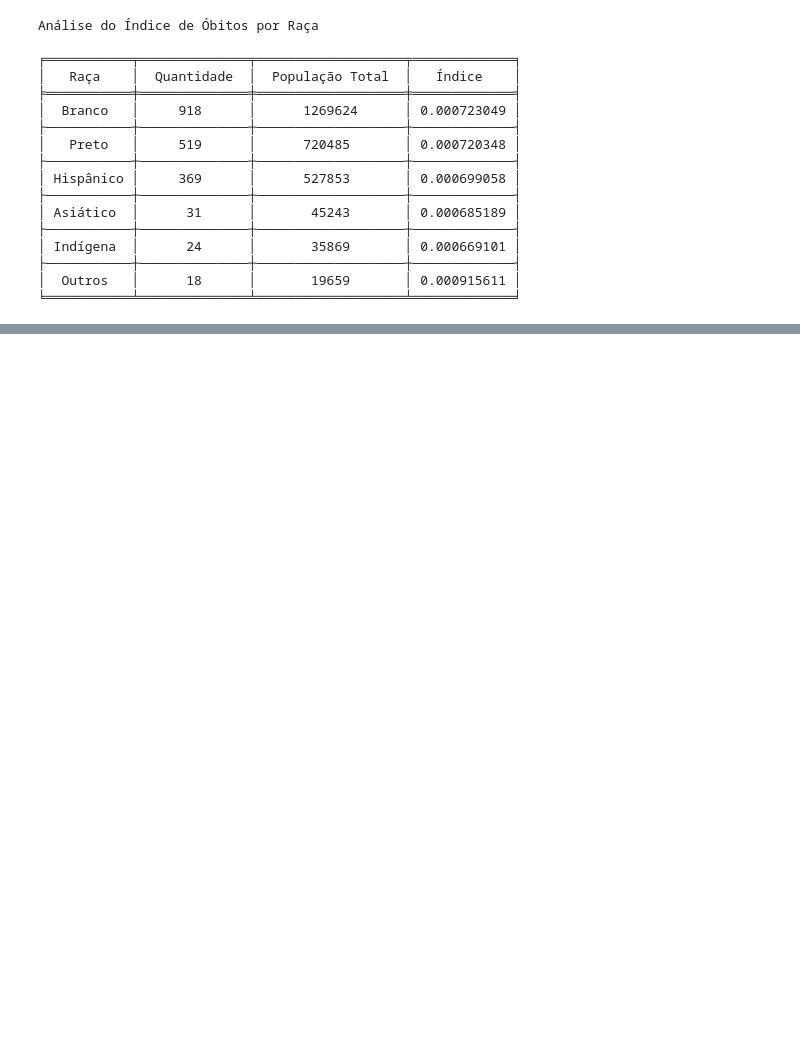
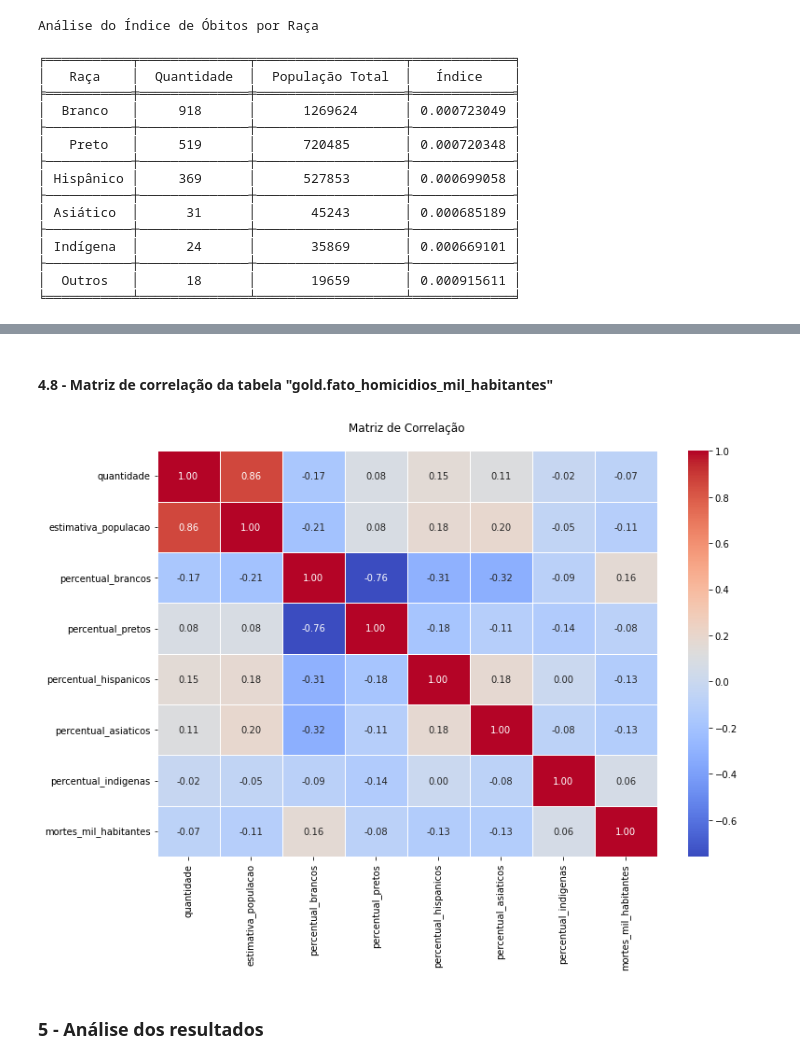
Before and after one commit to rafaelhasslocher/analise-violencia-policial, a Jupyter notebook: mvp-analise-violencia-policial.ipynb, the cells around one changed output, grey strips where cells are left out. Saved outputs shown, nothing was run; the diff lists cells and outputs as text; code cells hidden in the pictures; blank space fills up the shorter version.

```diff
--- a/mvp-analise-violencia-policial.ipynb
+++ b/mvp-analise-violencia-policial.ipynb
@@ -1906,0 +1959,17 @@ Análise do Índice de Óbitos por Raça
+# %% [markdown]
+#### **4.8 - Matriz de correlação da tabela "gold.fato_homicidios_mil_habitantes"**
+# %%
+fato_homicidios_mil_habitantes = spark.table("gold.fato_homicidios_mil_habitantes").toPandas()
+
+correlacao = fato_homicidios_mil_habitantes.corr()
+
+plt.figure(figsize=(12, 8))
+sns.heatmap(correlacao, annot=True, fmt=".2f", cmap="coolwarm", linewidths=0.5)
+
+plt.title("Matriz de Correlação\n")
+
+plt.show()
+# %% [output]
+[figure, added]
+# %% [markdown]
+### **5 - Análise dos resultados**
```
Also changed, not shown: parts of 14 cells of this notebook, 1 other file.
